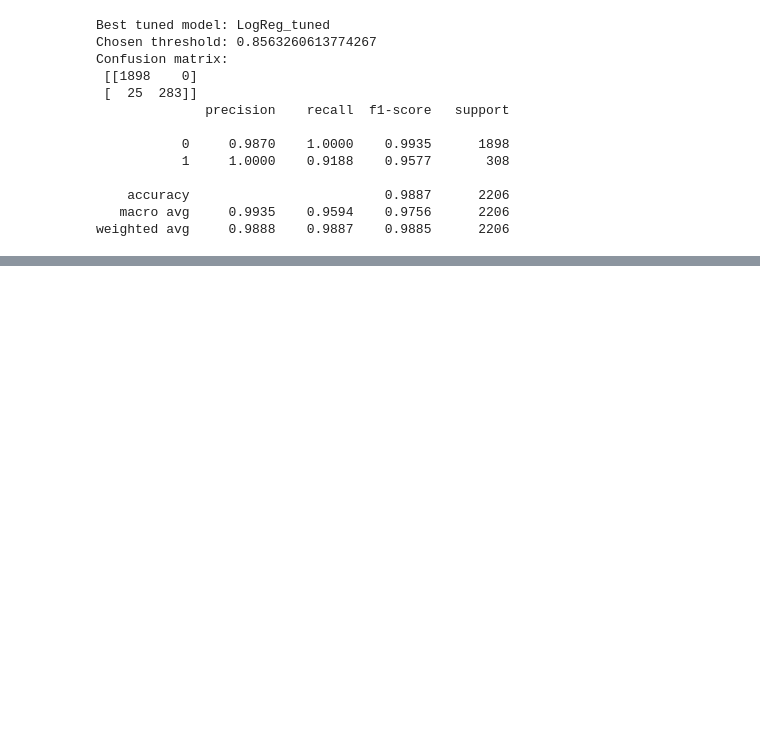
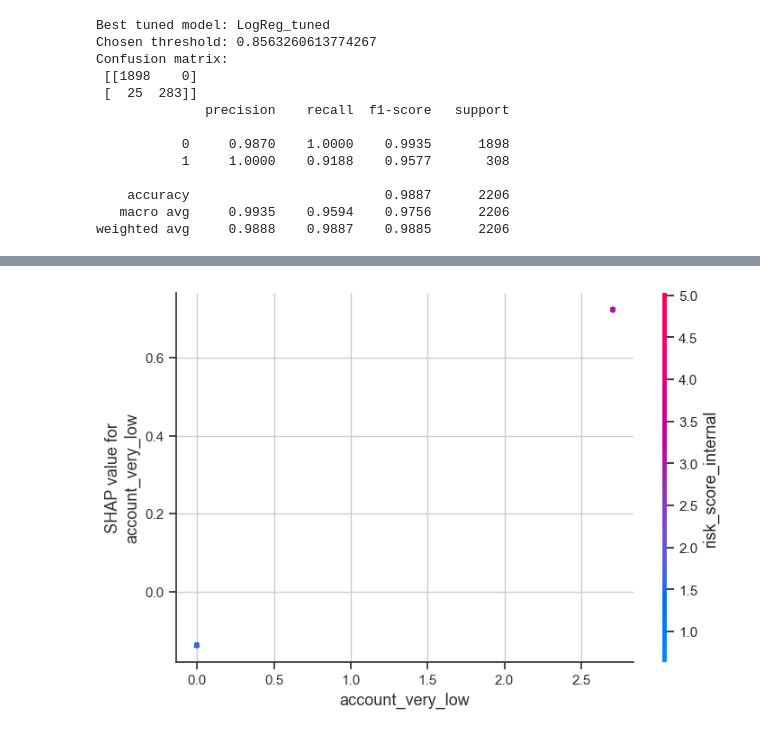
Before and after one commit to UzorNwokeaka/novapay-fraud-detection-project, a Jupyter notebook: notebooks/NovaPay - uzor_nwokeaka.ipynb, the cells around one changed output, grey strips where cells are left out. Saved outputs shown, nothing was run; the diff lists cells and outputs as text; code cells hidden in the pictures; blank space fills up the shorter version.

```diff
--- a/notebooks/NovaPay - uzor_nwokeaka.ipynb
+++ b/notebooks/NovaPay - uzor_nwokeaka.ipynb
@@ -1668,0 +1724,8 @@ Saved: novapay_fraud_best_tuned_pipeline.pkl
+# %%
+# Top features table (report-ready) ---
+mean_abs = np.abs(shap_values).mean(axis=0)
+top_feats = (pd.DataFrame({"feature": feature_names, "mean_abs_shap": mean_abs})
+               .sort_values("mean_abs_shap", ascending=False)
+               .head(25))
+
+display(top_feats)
@@ -1668,0 +1770,11 @@ Saved: novapay_fraud_best_tuned_pipeline.pkl
+# %%
+# Dependence plot for a specific feature ---
+# Using a feature from top_feats["feature"] (note: with one-hot, names can look like "channel_card")
+feat = top_feats.iloc[0]["feature"]
+shap.dependence_plot(
+    feat, shap_values, X_sample, feature_names=feature_names, show=False
+)
+plt.tight_layout()
+plt.show()
+# %% [output]
+[figure, added]
```
Also changed, not shown: parts of 22 cells of this notebook.
